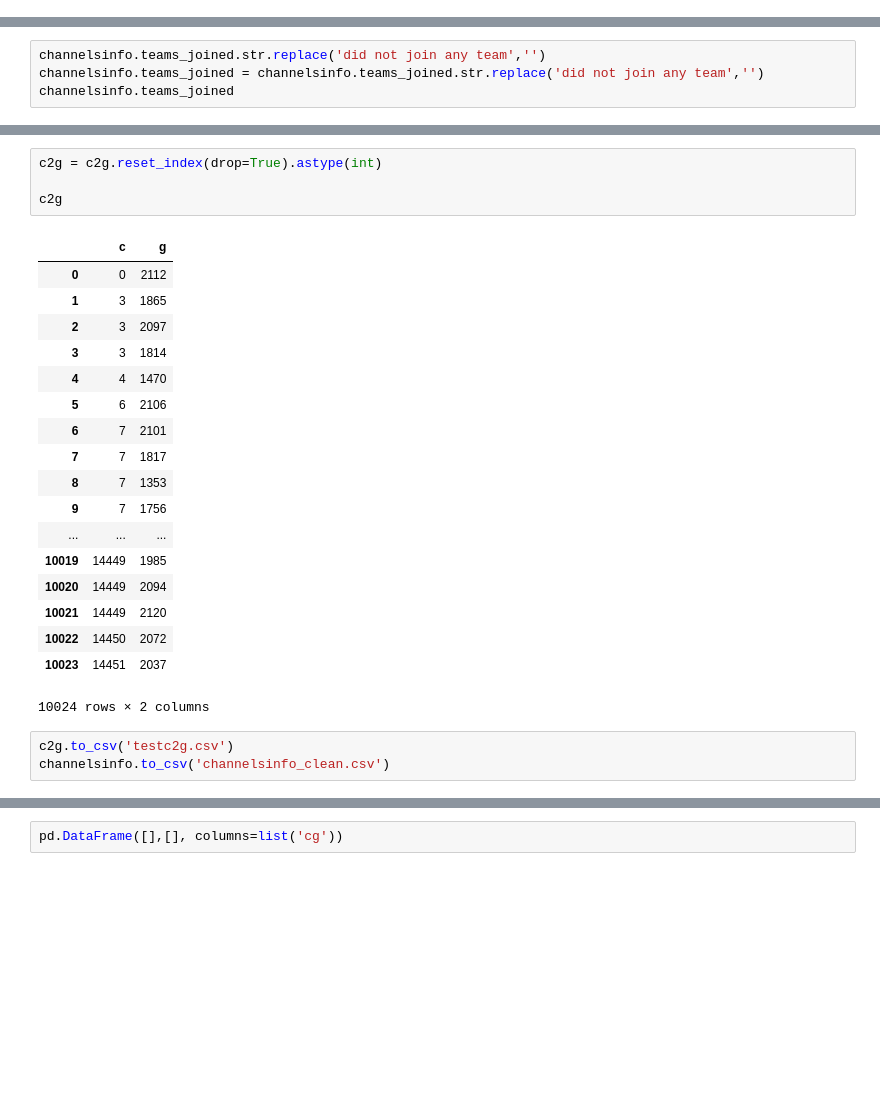
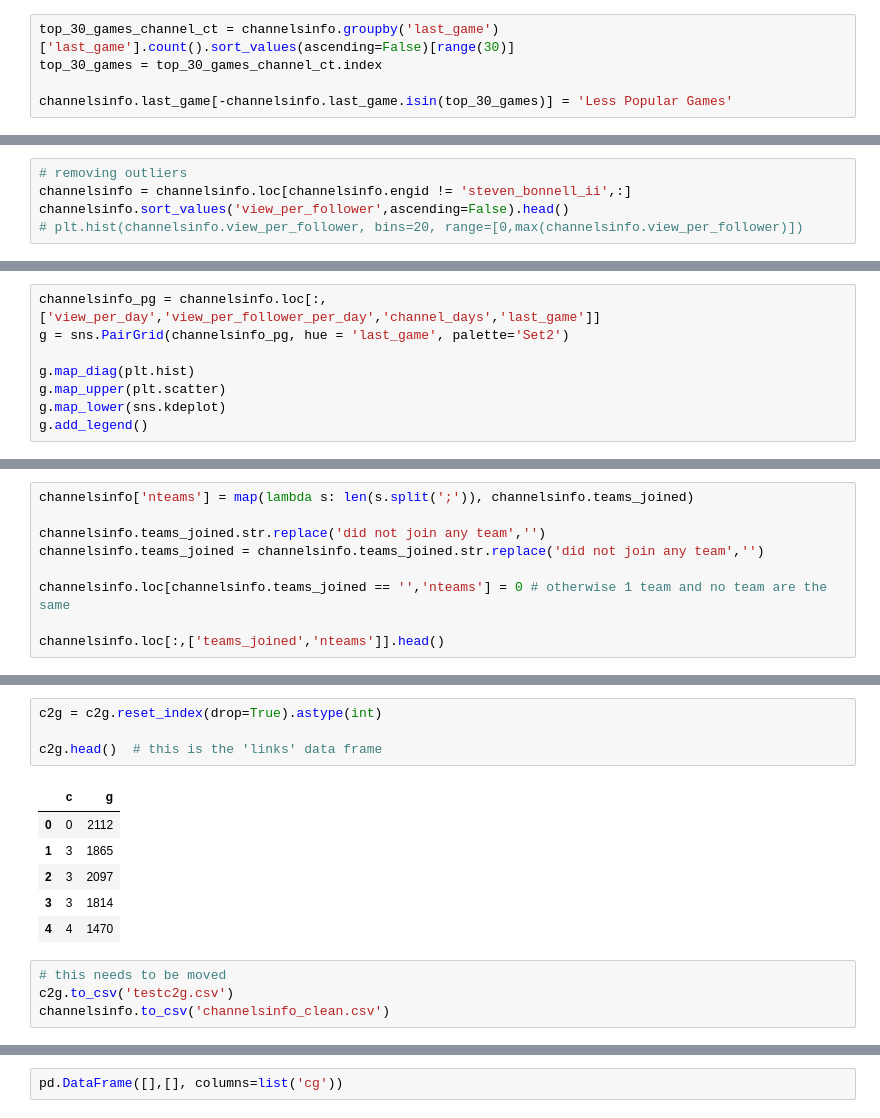
Before and after one commit to chao-shi-git/scrapy_ttools, a Jupyter notebook: Data_Summary.ipynb, the cells around one changed output, grey strips where cells are left out. Drawn from its saved outputs; the diff is of its cells as text; blank space fills up the shorter version.

```diff
--- a/Data_Summary.ipynb
+++ b/Data_Summary.ipynb
@@ -77,0 +158,5 @@ channelsinfo.head()
+# %%
+top_30_games_channel_ct = channelsinfo.groupby('last_game')['last_game'].count().sort_values(ascending=False)[range(30)]
+top_30_games = top_30_games_channel_ct.index
+
+channelsinfo.last_game[-channelsinfo.last_game.isin(top_30_games)] = 'Less Popular Games'
@@ -77,0 +169,5 @@ channelsinfo.head()
+# %%
+# removing outliers
+channelsinfo = channelsinfo.loc[channelsinfo.engid != 'steven_bonnell_ii',:]
+channelsinfo.sort_values('view_per_follower',ascending=False).head()
+# plt.hist(channelsinfo.view_per_follower, bins=20, range=[0,max(channelsinfo.view_per_follower)])
@@ -77,0 +354,8 @@ channelsinfo.head()
+# %%
+channelsinfo_pg = channelsinfo.loc[:,['view_per_day','view_per_follower_per_day','channel_days','last_game']]
+g = sns.PairGrid(channelsinfo_pg, hue = 'last_game', palette='Set2')
+
+g.map_diag(plt.hist)
+g.map_upper(plt.scatter)
+g.map_lower(sns.kdeplot)
+g.add_legend()
@@ -78,5 +377,10 @@ channelsinfo.head()
 # %%
+channelsinfo['nteams'] = map(lambda s: len(s.split(';')), channelsinfo.teams_joined)
+
 channelsinfo.teams_joined.str.replace('did not join any team','')
 channelsinfo.teams_joined = channelsinfo.teams_joined.str.replace('did not join any team','')
-channelsinfo.teams_joined
+
+channelsinfo.loc[channelsinfo.teams_joined == '','nteams'] = 0 # otherwise 1 team and no team are the same
+
+channelsinfo.loc[:,['teams_joined','nteams']].head()
 # %% [output]
@@ -153,26 +445,15 @@ did not find this group
 # %%
 c2g = c2g.reset_index(drop=True).astype(int)
 
-c2g
+c2g.head()  # this is the 'links' data frame
 # %% [output]
 |  | c | g |
 | 0 | 0 | 2112 |
 | 1 | 3 | 1865 |
 | 2 | 3 | 2097 |
 | 3 | 3 | 1814 |
 | 4 | 4 | 1470 |
-| 5 | 6 | 2106 |
-| 6 | 7 | 2101 |
-| 7 | 7 | 1817 |
-| 8 | 7 | 1353 |
-| 9 | 7 | 1756 |
-| ... | ... | ... |
-| 10019 | 14449 | 1985 |
-| 10020 | 14449 | 2094 |
-| 10021 | 14449 | 2120 |
-| 10022 | 14450 | 2072 |
-| 10023 | 14451 | 2037 |
-10024 rows × 2 columns
 # %%
+# this needs to be moved
 c2g.to_csv('testc2g.csv')
 channelsinfo.to_csv('channelsinfo_clean.csv')
```
Also changed, not shown: parts of 49 cells of this notebook, 2 other files.
